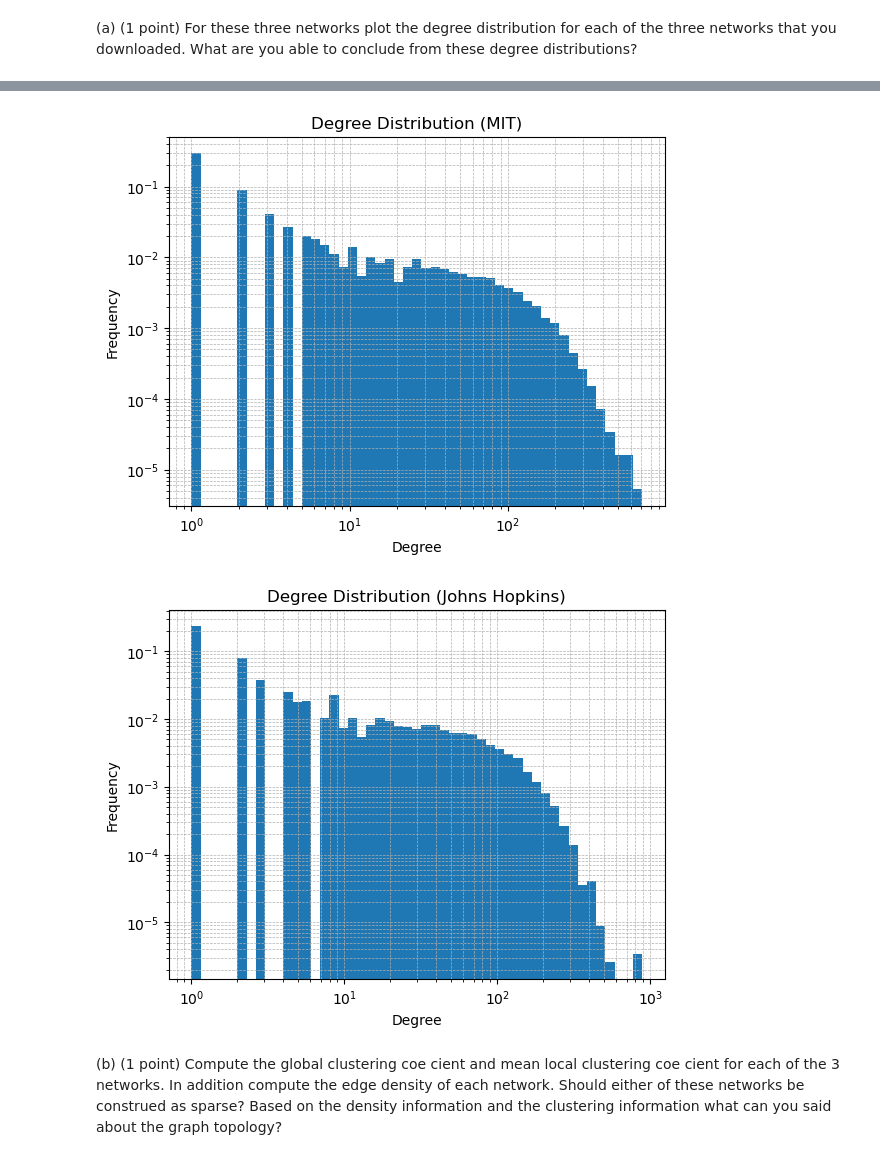
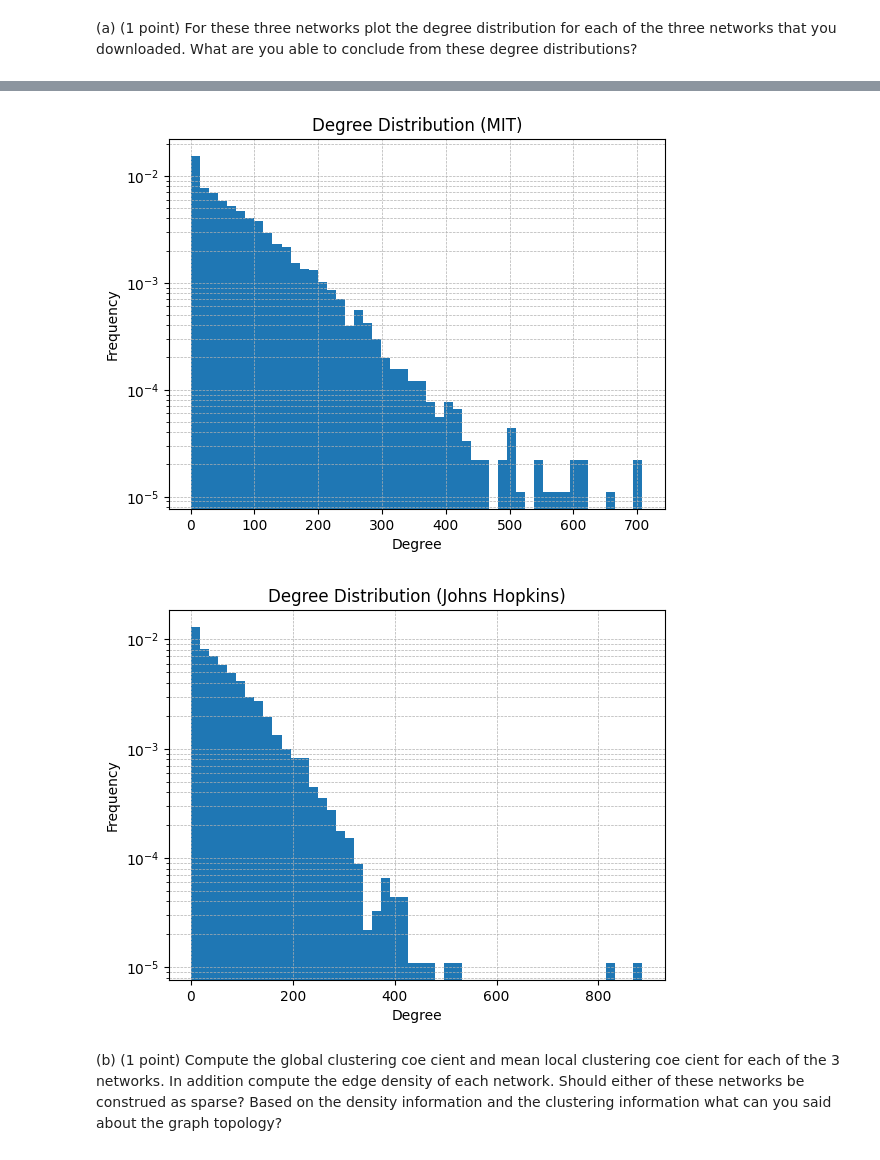
Before and after one commit to ArthurMbraga/network-science-and-graph-learning, a Jupyter notebook: project.ipynb, the cells around one changed output, grey strips where cells are left out. Drawn from its saved outputs; the diff is of its cells as text; code cells hidden in the pictures.

```diff
--- a/project.ipynb
+++ b/project.ipynb
@@ -29,9 +29,9 @@ def load_and_process_network(file_path):
 # %%
 def plot_degree_distribution(G, title):
     degrees = sorted([deg for _, deg in G.degree()], reverse=True)
-    plt.hist(degrees, bins=np.logspace(np.log10(1), np.log10(max(degrees)), 50), density=True)
-    plt.xscale('log')
-    plt.yscale('log')
+    plt.hist(degrees, bins=50, density=True)  # Fixed number of bins
+    plt.xscale('linear')  # Linear scale for X axis
+    plt.yscale('log')  # Log scale for Y axis
     plt.xlabel('Degree')
     plt.ylabel('Frequency')
     plt.title(title)
@@ -42,7 +42,6 @@ def plot_degree_distribution(G, title):
 
     plt.show()
 
-
 for name, path in networks.items():
     G = load_and_process_network(path)
     plot_degree_distribution(G, f'Degree Distribution ({name})')
@@ -51,5 +50,5 @@ for name, path in networks.items():
-[figure, old version]
+[figure, new version]
-[figure, old version]
+[figure, new version]
 # %% [markdown]
 (b) (1 point) Compute the global clustering coe cient and mean local clustering
  coe cient for each of the 3 networks. In addition compute the edge density of
```
Also changed, not shown: parts of 33 cells of this notebook, 19 other files.
